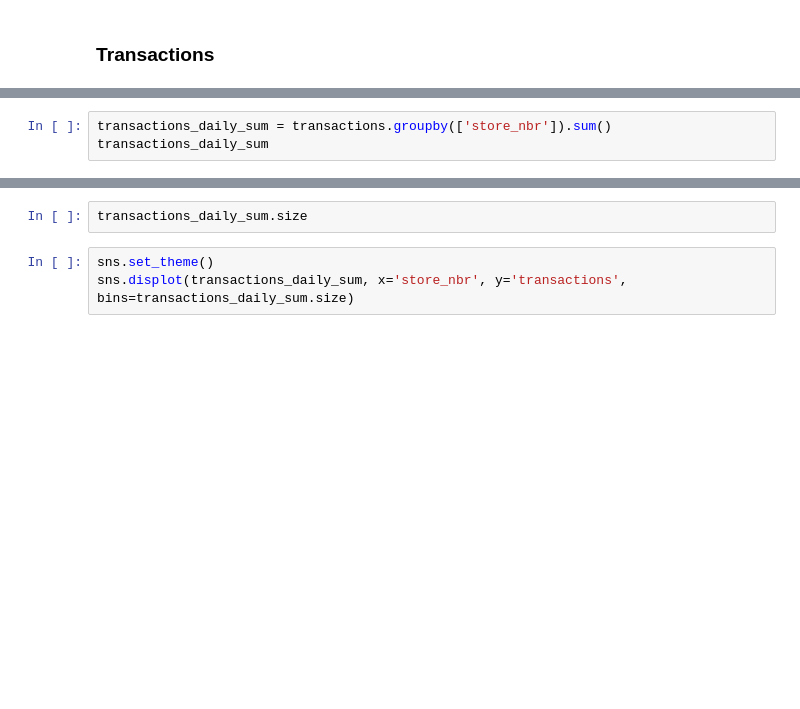
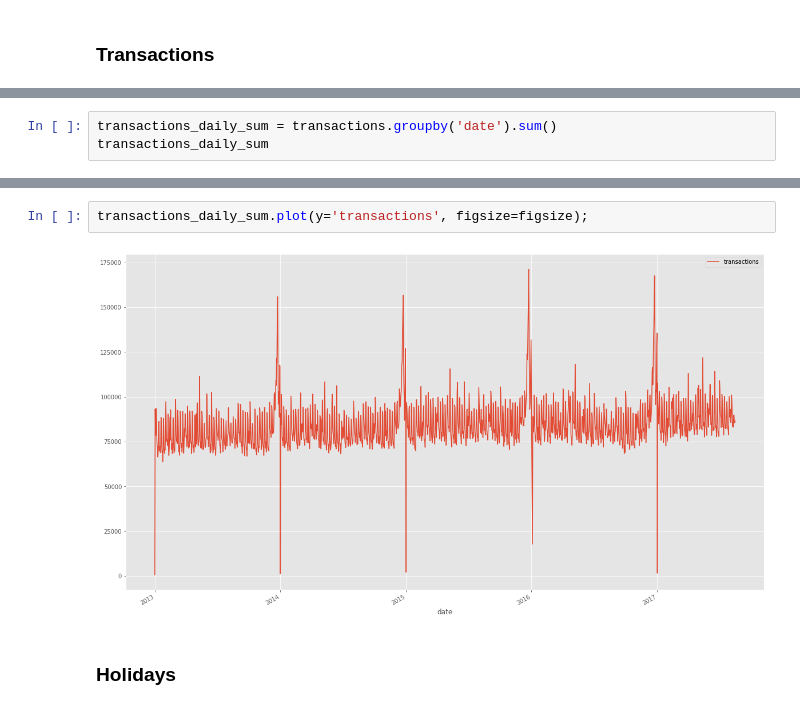
Before and after one commit to KarolRogulski/Store-Sales-Time-Series-Forecasting, a Jupyter notebook: store-sales-time-series-forecasting.ipynb, the cells around one changed output, grey strips where cells are left out. Cells and saved outputs as stored; diff of their text form; blank space fills up the shorter version.

```diff
--- a/store-sales-time-series-forecasting.ipynb
+++ b/store-sales-time-series-forecasting.ipynb
@@ -81,3 +142,3 @@ transactions.dtypes
 # %%
-transactions_daily_sum = transactions.groupby(['store_nbr']).sum()
+transactions_daily_sum = transactions.groupby('date').sum()
 transactions_daily_sum
@@ -84,5 +160,6 @@ transactions_daily_sum
-# %%
-transactions_daily_sum.size
-# %%
-sns.set_theme()
-sns.displot(transactions_daily_sum, x='store_nbr', y='transactions', bins=transactions_daily_sum.size)
+# %%
+transactions_daily_sum.plot(y='transactions', figsize=figsize);
+# %% [output]
+[figure, added]
+# %% [markdown]
+### Holidays
```
Also changed, not shown: parts of 55 cells of this notebook.
